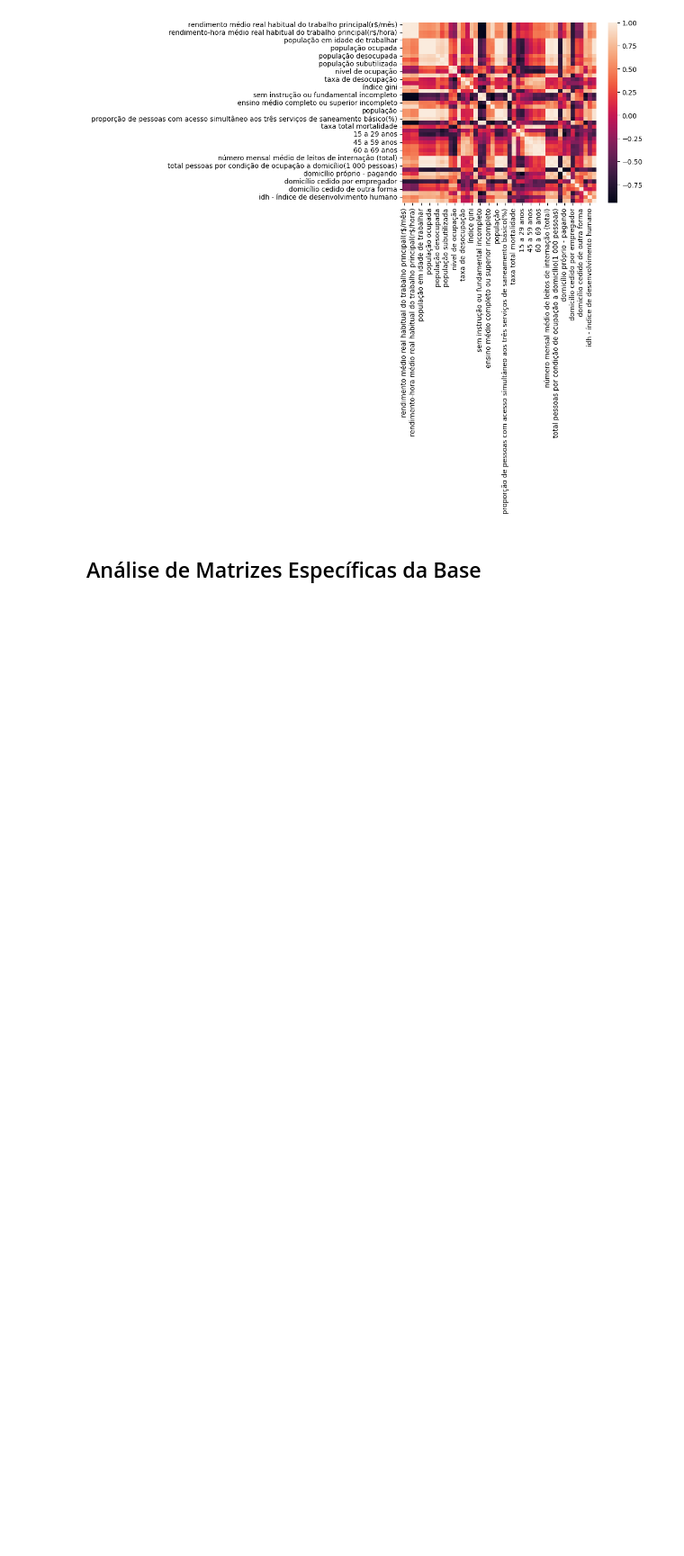
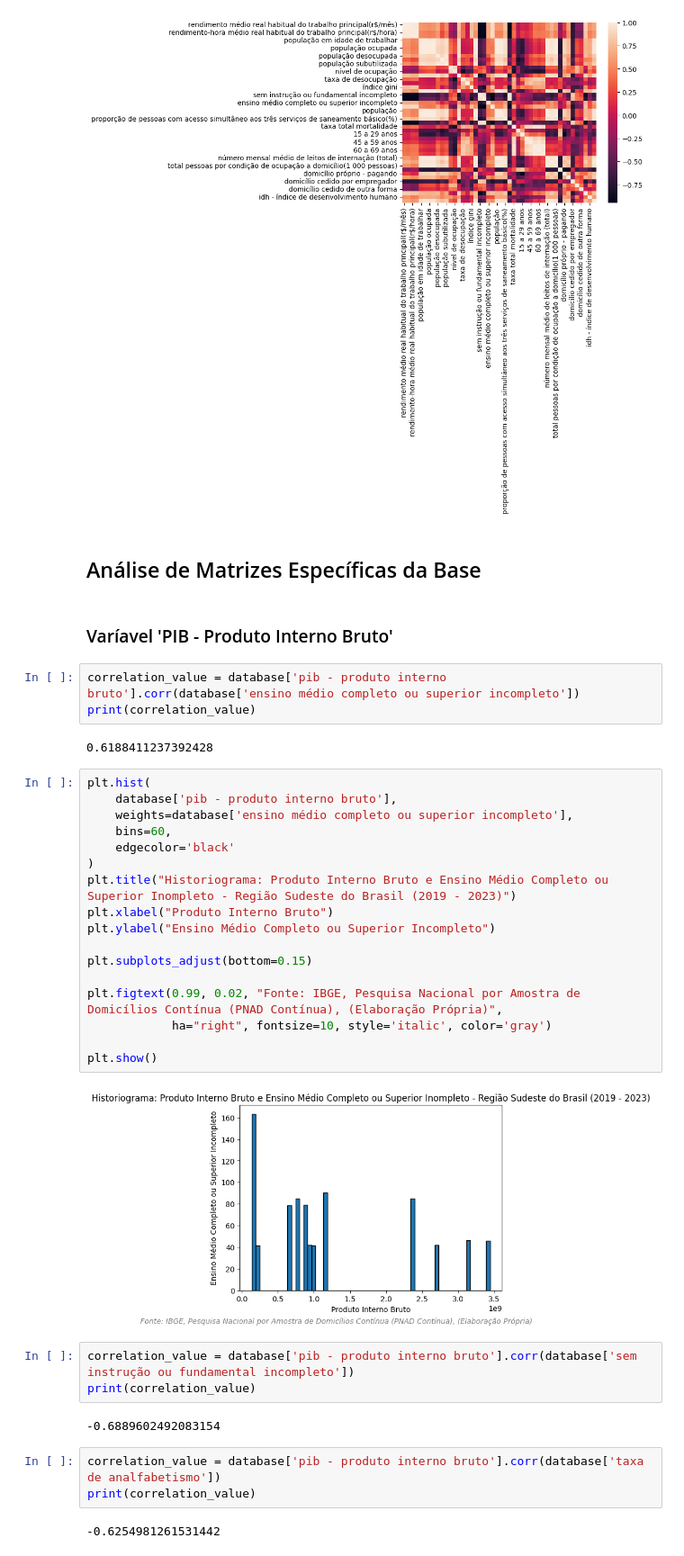
Before and after one commit to rafaella-moreira/DesafioII-ZettaLab, a Jupyter notebook: notebooks/analisedados.ipynb, the cells around one changed output. Shown at 90% size. Drawn from its saved outputs; the diff is of its cells as text; blank space fills up the shorter version.

```diff
--- a/notebooks/analisedados.ipynb
+++ b/notebooks/analisedados.ipynb
@@ -1322,3 +1322,39 @@ sns.heatmap(base_numeric.corr())
 [figure]
 # %% [markdown]
 ## Análise de Matrizes Específicas da Base
+# %% [markdown]
+### Varíavel 'PIB - Produto Interno Bruto'
+# %%
+correlation_value = database['pib - produto interno bruto'].corr(database['ensino médio completo ou superior incompleto'])
+print(correlation_value)
+# %% [output]
+0.6188411237392428
+# %%
+plt.hist(
+    database['pib - produto interno bruto'],
+    weights=database['ensino médio completo ou superior incompleto'],
+    bins=60,
+    edgecolor='black'
+)
+plt.title("Historiograma: Produto Interno Bruto e Ensino Médio Completo ou Superior Inompleto - Região Sudeste do Brasil (2019 - 2023)")
+plt.xlabel("Produto Interno Bruto")
+plt.ylabel("Ensino Médio Completo ou Superior Incompleto")
+
+plt.subplots_adjust(bottom=0.15)
+
+plt.figtext(0.99, 0.02, "Fonte: IBGE, Pesquisa Nacional por Amostra de Domicílios Contínua (PNAD Contínua), (Elaboração Própria)",
+            ha="right", fontsize=10, style='italic', color='gray')
+
+plt.show()
+# %% [output]
+[figure, added]
+# %%
+correlation_value = database['pib - produto interno bruto'].corr(database['sem instrução ou fundamental incompleto'])
+print(correlation_value)
+# %% [output]
+-0.6889602492083154
+# %%
+correlation_value = database['pib - produto interno bruto'].corr(database['taxa de analfabetismo'])
+print(correlation_value)
+# %% [output]
+-0.6254981261531442
```
Also changed, not shown: parts of 26 cells of this notebook.
